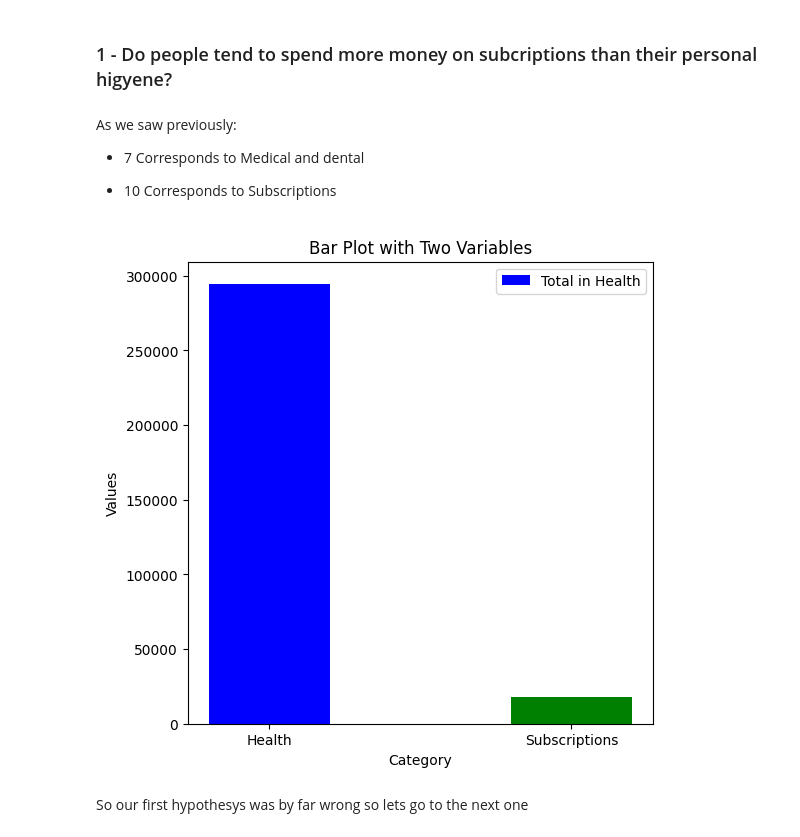
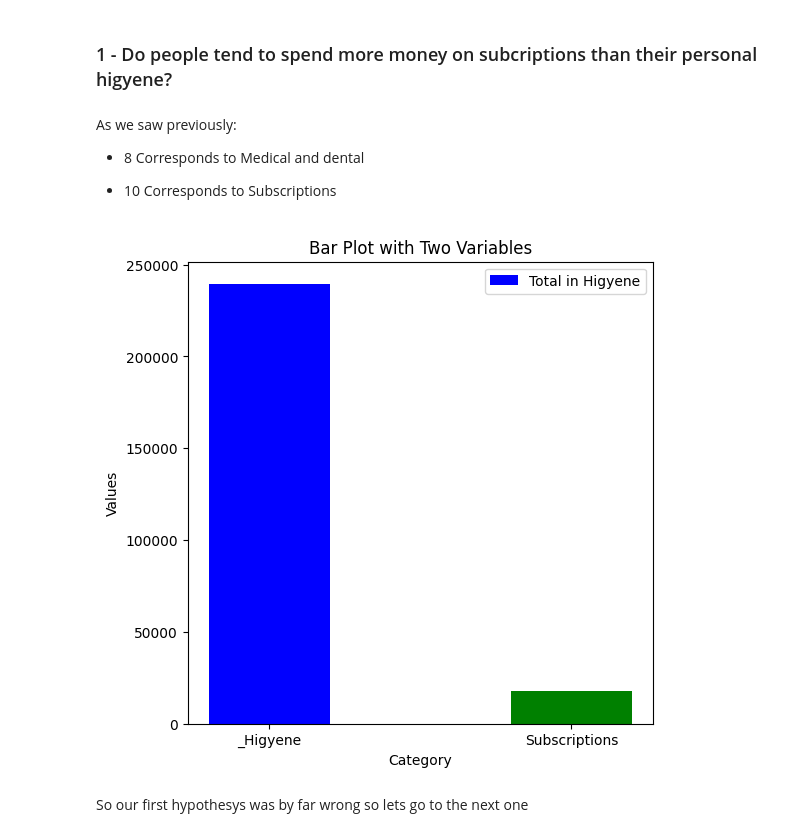
Before and after one commit to victorCodeStuff/Spending-Habits-EDA---DATA-SCIECNE, a Jupyter notebook: eda-spending-habits.ipynb, the cells around one changed output. Drawn from its saved outputs; the diff is of its cells as text; code cells hidden in the pictures.

```diff
--- a/eda-spending-habits.ipynb
+++ b/eda-spending-habits.ipynb
@@ -236,24 +235,24 @@ Mappings for column 'Location':
 # %% [markdown]
 As we saw previously:
 
-- 7 Corresponds to Medical and dental
+- 8 Corresponds to Medical and dental
 
 - 10 Corresponds to Subscriptions
 # %%
-total_in_health = df.loc[df["Category"] == 7, "Total Spent"].sum()
+total_in_higyene = df.loc[df["Category"] == 8, "Total Spent"].sum()
 total_in_subs = df.loc[df["Category"] == 10, "Total Spent"].sum()
 plt.figure(figsize=(6, 6))
-categories = ['Health', 'Subscriptions']
-values = [total_in_health, total_in_subs]
+categories = ['_Higyene', 'Subscriptions']
+values = [total_in_higyene, total_in_subs]
 colors = ['blue', 'green']
 plt.bar(categories, values, color=colors, width=0.4, align='center')
 plt.xlabel('Category')
 plt.ylabel('Values')
 plt.title('Bar Plot with Two Variables')
-plt.legend(['Total in Health', 'Total in Subs'])
+plt.legend(['Total in Higyene', 'Total in Subs'])
 plt.show()
 # %% [output]
-[figure, old version]
+[figure, new version]
 # %% [markdown]
 So our first hypothesys was by far wrong so lets go to the next one
 # %% [markdown]
```
Also changed, not shown: parts of 9 cells of this notebook.
